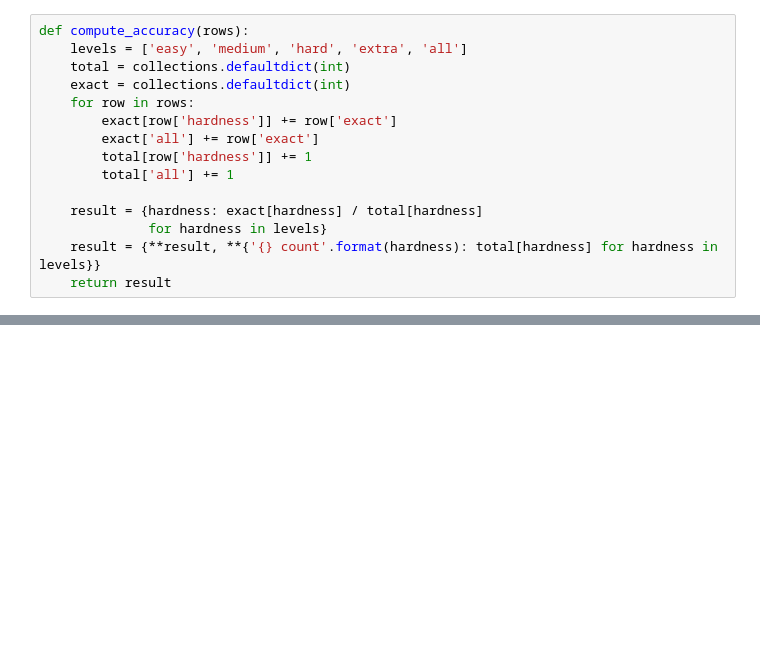
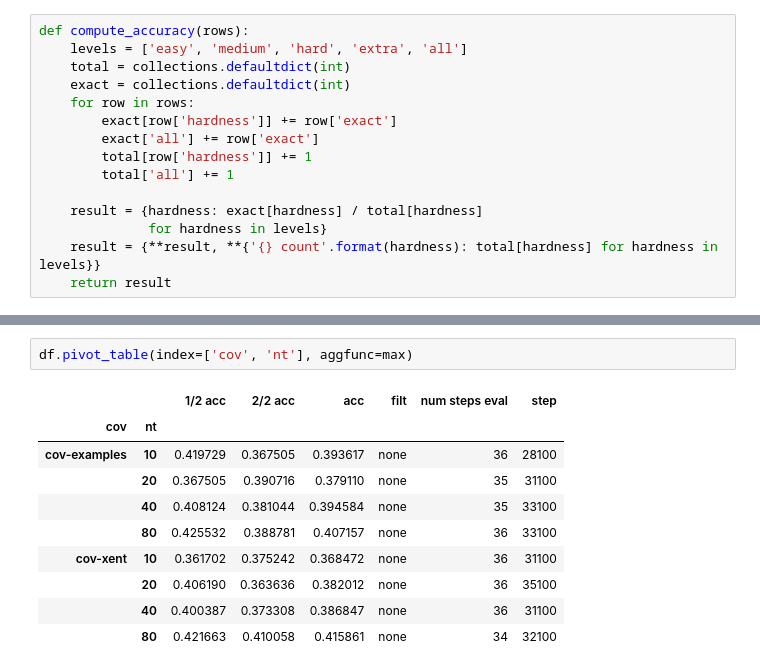
Before and after one commit to rshin/seq2struct, a Jupyter notebook: notebooks/spider_idioms_20190518.ipynb, the cells around one changed output, grey strips where cells are left out. Saved outputs shown, nothing was run; the diff lists cells and outputs as text; blank space fills up the shorter version.

```diff
--- a/notebooks/spider_idioms_20190518.ipynb
+++ b/notebooks/spider_idioms_20190518.ipynb
@@ -72,3 +193,16 @@ df
+# %%
+df.pivot_table(index=['cov', 'nt'], aggfunc=max)
+# %% [output]
+|  |  | 1/2 acc | 2/2 acc | acc | filt | num steps eval | step |
+| cov | nt |  |  |  |  |  |  |
+| cov-examples | 10 | 0.419729 | 0.367505 | 0.393617 | none | 36 | 28100 |
+|  | 20 | 0.367505 | 0.390716 | 0.379110 | none | 35 | 31100 |
+|  | 40 | 0.408124 | 0.381044 | 0.394584 | none | 35 | 33100 |
+|  | 80 | 0.425532 | 0.388781 | 0.407157 | none | 36 | 33100 |
+| cov-xent | 10 | 0.361702 | 0.375242 | 0.368472 | none | 36 | 31100 |
+|  | 20 | 0.406190 | 0.363636 | 0.382012 | none | 36 | 35100 |
+|  | 40 | 0.400387 | 0.373308 | 0.386847 | none | 36 | 31100 |
+|  | 80 | 0.421663 | 0.410058 | 0.415861 | none | 34 | 32100 |
 # %%
 for k in sorted(accuracy_per_run):
     a = accuracy_per_run[k]
```
Also changed, not shown: parts of 13 cells of this notebook.
